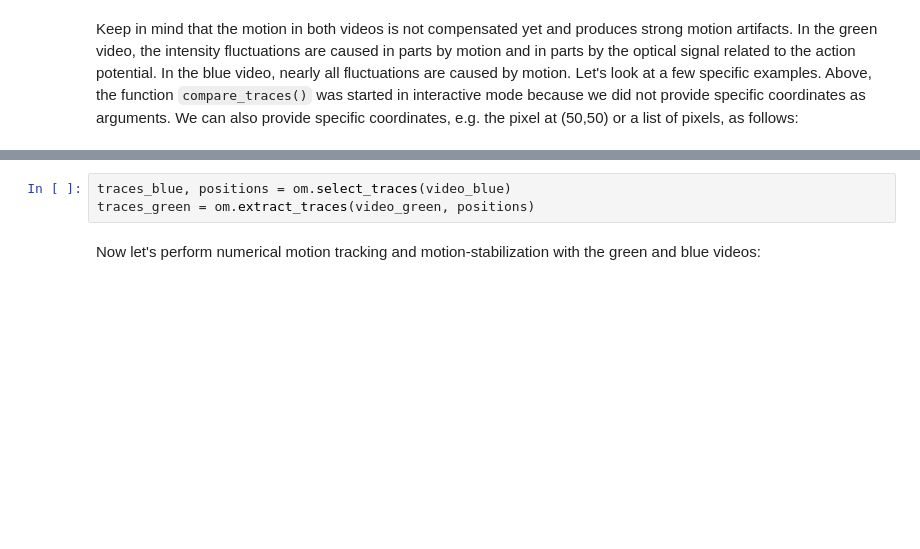
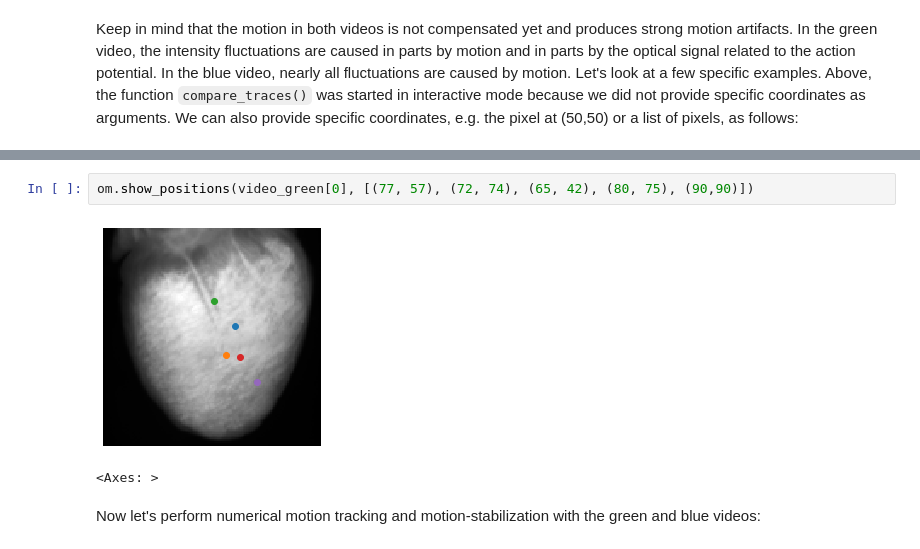
Before and after one commit to cardiacvision/optimap, a Jupyter notebook: docs/tutorials/ratiometry.ipynb, the cells around one changed output, grey strips where cells are left out. Saved outputs shown, nothing was run; the diff lists cells and outputs as text; blank space fills up the shorter version.

```diff
--- a/docs/tutorials/ratiometry.ipynb
+++ b/docs/tutorials/ratiometry.ipynb
@@ -78,6 +78,8 @@ In these two examples, the green optical trace shows steep downstrokes which is
-# %%
-traces_blue, positions = om.select_traces(video_blue)
-traces_green = om.extract_traces(video_green, positions)
+# %%
+om.show_positions(video_green[0], [(77, 57), (72, 74), (65, 42), (80, 75), (90,90)])
+# %% [output]
+[figure, added]
+<Axes: >
 # %% [markdown]
 Now let's perform numerical motion tracking and motion-stabilization with the green and blue videos:
 # %%
```
Also changed, not shown: parts of 21 cells of this notebook.
